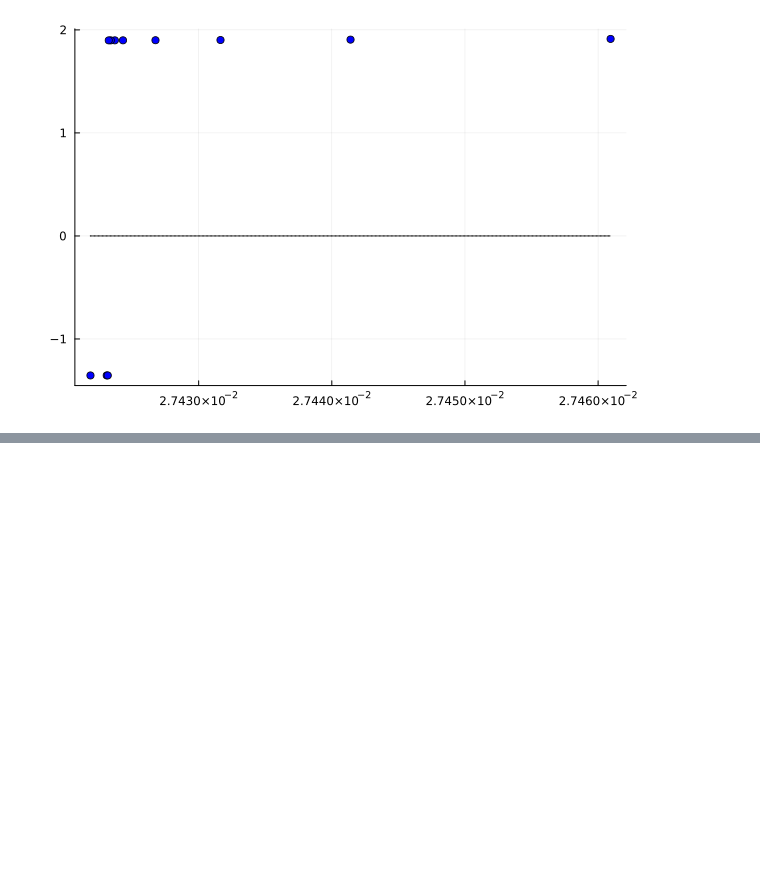
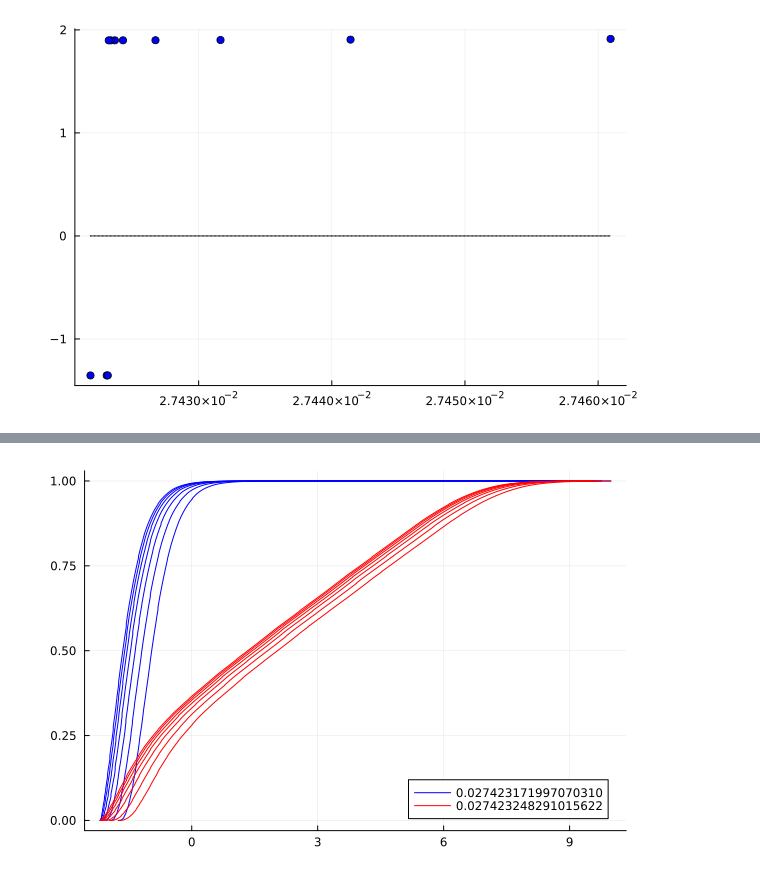
Before and after one commit to AndrewLyasoff/heterogeneous-models, a Jupyter notebook: post-run-RMT-ch18.ipynb, the cells around one changed output, grey strips where cells are left out. Drawn from its saved outputs; the diff is of its cells as text; code cells hidden in the pictures; blank space fills up the shorter version.

```diff
--- a/post-run-RMT-ch18.ipynb
+++ b/post-run-RMT-ch18.ipynb
@@ -123,0 +201,11 @@ end
+# %%
+#second part of Figure 3 Left in [SATEA]
+plot!(aassets[1,2:LgX], LF[1][2:LgX],seriestype=:line, lw=1, lc=:red, label="")
+plot!(aassets[2,2:LgX],LF[2][2:LgX],seriestype=:line, lw=1, lc=:red, label="0.027423248291015622")
+plot!(aassets[3,2:LgX],LF[3][2:LgX],seriestype=:line, lw=1, lc=:red, label="")
+plot!(aassets[4,2:LgX],LF[4][2:LgX],seriestype=:line, lw=1, lc=:red, label="")
+plot!(aassets[5,2:LgX],LF[5][2:LgX],seriestype=:line, lw=1, lc=:red, label="")
+plot!(aassets[6,2:LgX],LF[6][2:LgX],seriestype=:line, lw=1, lc=:red, label="")
+plot!(aassets[7,2:LgX],LF[7][2:LgX],seriestype=:line, lw=1, lc=:red, label="")
+# %% [output]
+[figure, added]
```
Also changed, not shown: parts of 6 cells of this notebook.
